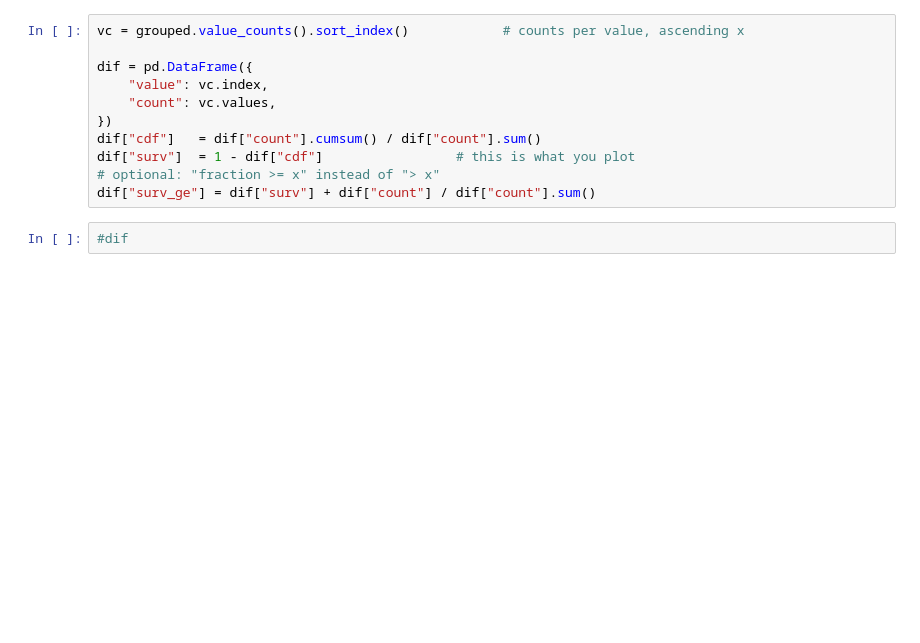
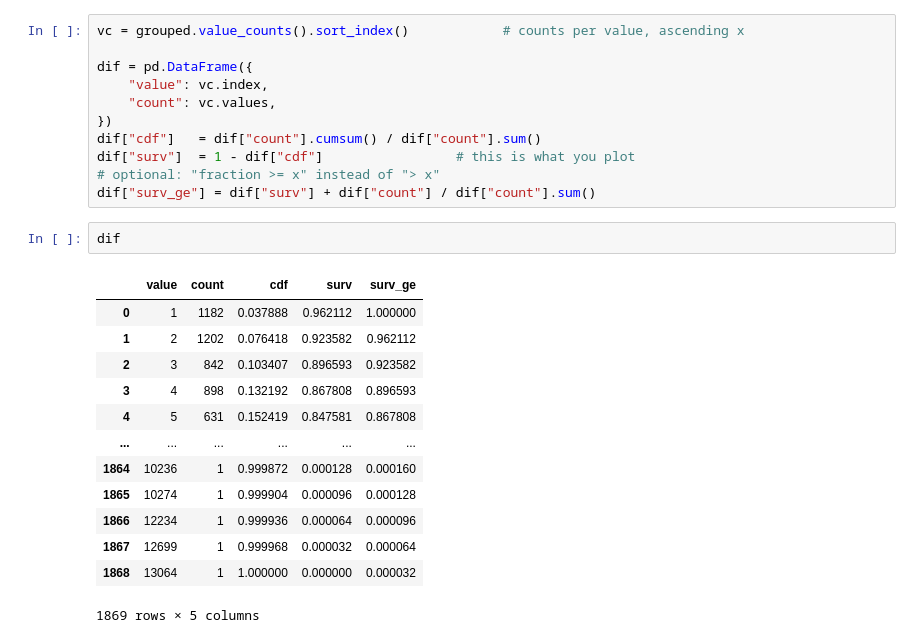
Before and after one commit to AdriRed/science-squared-avbd, a Jupyter notebook: notebooks/power_laws.ipynb, the cells around one changed output. Cells and saved outputs as stored; diff of their text form; blank space fills up the shorter version.

```diff
--- a/notebooks/power_laws.ipynb
+++ b/notebooks/power_laws.ipynb
@@ -30,6 +47,20 @@ dif["surv"]  = 1 - dif["cdf"]                 # this is what you plot
 # optional: "fraction >= x" instead of "> x"
 dif["surv_ge"] = dif["surv"] + dif["count"] / dif["count"].sum()
 # %%
-#dif
+dif
+# %% [output]
+|  | value | count | cdf | surv | surv_ge |
+| 0 | 1 | 1182 | 0.037888 | 0.962112 | 1.000000 |
+| 1 | 2 | 1202 | 0.076418 | 0.923582 | 0.962112 |
+| 2 | 3 | 842 | 0.103407 | 0.896593 | 0.923582 |
+| 3 | 4 | 898 | 0.132192 | 0.867808 | 0.896593 |
+| 4 | 5 | 631 | 0.152419 | 0.847581 | 0.867808 |
+| ... | ... | ... | ... | ... | ... |
+| 1864 | 10236 | 1 | 0.999872 | 0.000128 | 0.000160 |
+| 1865 | 10274 | 1 | 0.999904 | 0.000096 | 0.000128 |
+| 1866 | 12234 | 1 | 0.999936 | 0.000064 | 0.000096 |
+| 1867 | 12699 | 1 | 0.999968 | 0.000032 | 0.000064 |
+| 1868 | 13064 | 1 | 1.000000 | 0.000000 | 0.000032 |
+1869 rows × 5 columns
 # %%
 fig, ax = plt.subplots(figsize=(7, 4))
```
Also changed, not shown: parts of 9 cells of this notebook, 1 other file.
